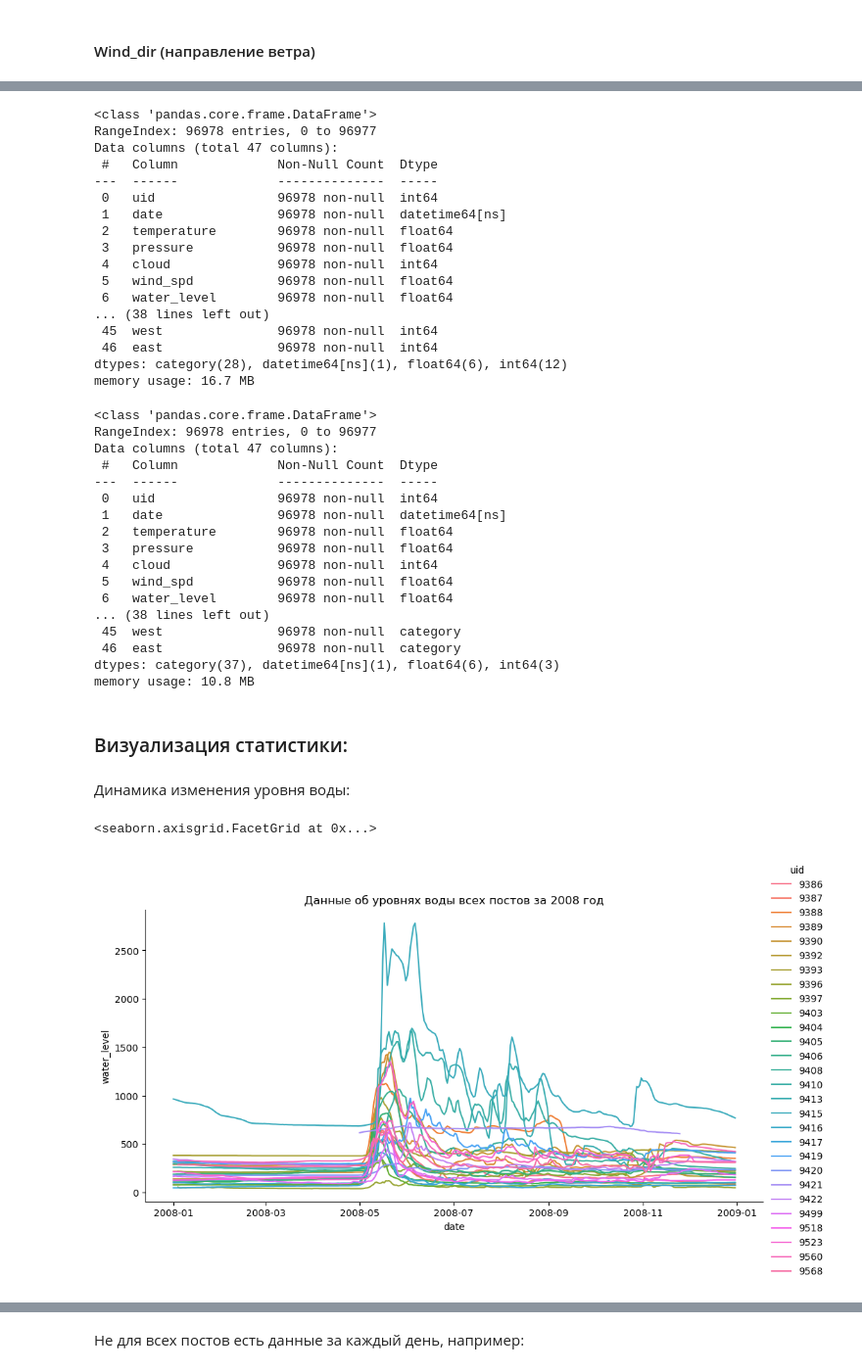
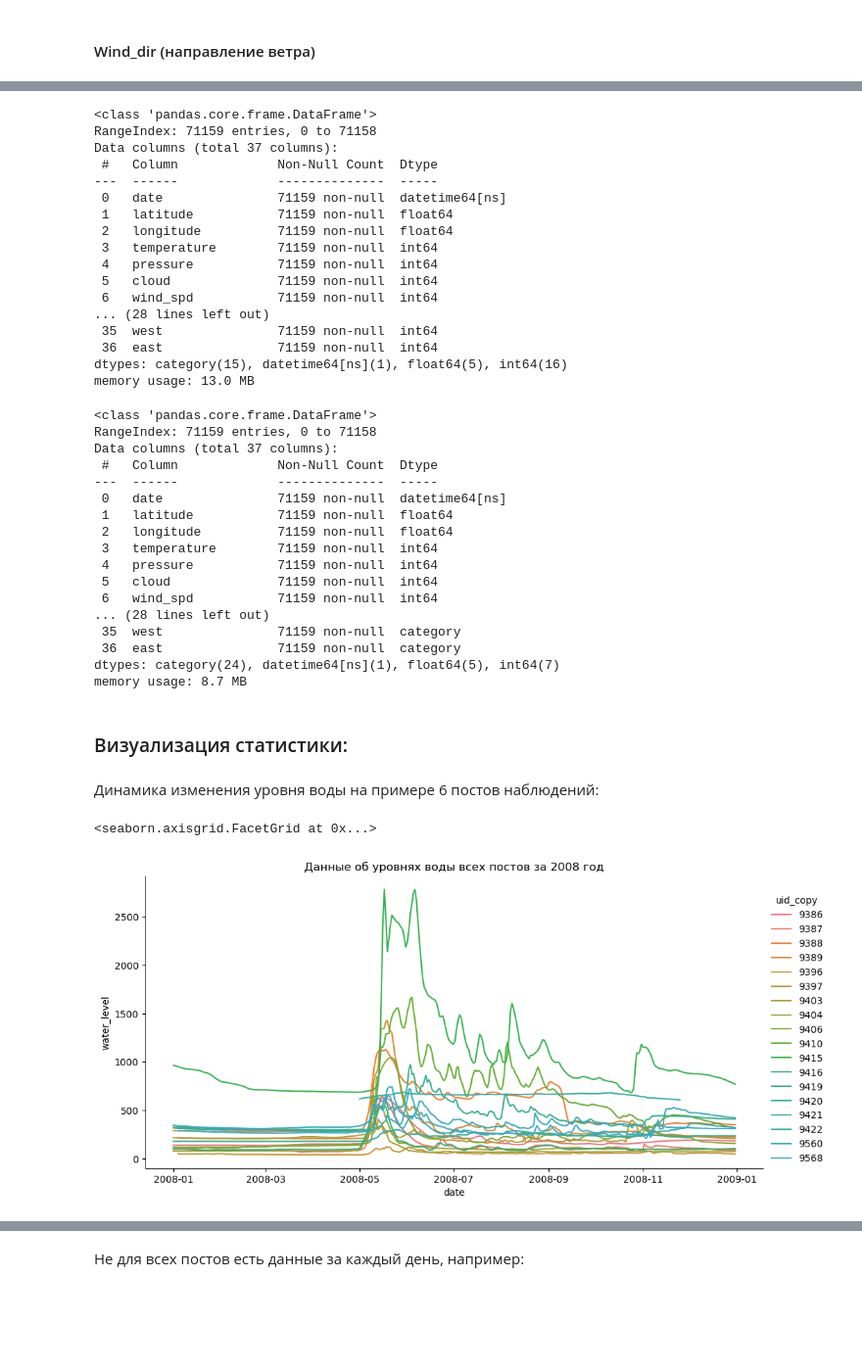
Before and after one commit to phys-winner/water-predictor-bot, a Jupyter notebook: notebooks/eda.ipynb, the cells around one changed output, grey strips where cells are left out. Shown at 98% size. Cells and saved outputs as stored; diff of their text form; code cells hidden in the pictures; blank space fills up the shorter version.

Commit message:
eda: work with latitude and longitude

```diff
--- a/notebooks/eda.ipynb
+++ b/notebooks/eda.ipynb
@@ -384,0 +506,3 @@ Name: uid, dtype: int64
+# %%
+ignore_uids = df.groupby('uid').filter(lambda x: (x.is_fallback_data == 0).all())['uid'].unique()
+ignore_uids
@@ -384,0 +512,3 @@ Name: uid, dtype: int64
+# %%
+replace_map = dict(zip(ignore_uids, (None for x in range(len(ignore_uids)))))
+replace_map
@@ -384,0 +529,4 @@ Name: uid, dtype: int64
+# %%
+df['uid_copy'] = df['uid']  # копия uid для визуализации, будет удалена перед сохранением датасета
+df['uid'] = df['uid'].replace(replace_map)
+print_col_info(df['uid'])
@@ -419,0 +608,3 @@ memory usage: 9.3+ MB
+# %%
+df = df.drop(['uid', 'uid_15'], axis=1)
+df.head(1).T
@@ -630,22 +850,22 @@ df[['north', 'south', 'west', 'east']].head()
 df.info()
 # %% [output]
 <class 'pandas.core.frame.DataFrame'>
-RangeIndex: 96978 entries, 0 to 96977
-Data columns (total 47 columns):
+RangeIndex: 71159 entries, 0 to 71158
+Data columns (total 37 columns):
  #   Column             Non-Null Count  Dtype
 ---  ------             --------------  -----
- 0   uid                96978 non-null  int64
- 1   date               96978 non-null  datetime64[ns]
- 2   temperature        96978 non-null  float64
- 3   pressure           96978 non-null  float64
- 4   cloud              96978 non-null  int64
- 5   wind_spd           96978 non-null  float64
- 6   water_level        96978 non-null  float64
-... (38 lines left out)
- 45  west               96978 non-null  int64
- 46  east               96978 non-null  int64
-dtypes: category(28), datetime64[ns](1), float64(6), int64(12)
-memory usage: 16.7 MB
+ 0   date               71159 non-null  datetime64[ns]
+ 1   latitude           71159 non-null  float64
+ 2   longitude          71159 non-null  float64
+ 3   temperature        71159 non-null  int64
+ 4   pressure           71159 non-null  int64
+ 5   cloud              71159 non-null  int64
+ 6   wind_spd           71159 non-null  int64
+... (28 lines left out)
+ 35  west               71159 non-null  int64
+ 36  east               71159 non-null  int64
+dtypes: category(15), datetime64[ns](1), float64(5), int64(16)
+memory usage: 13.0 MB
 # %%
 # конвертируем float в категориальный тип данных для уменьшения использования памяти
 for dtype in ['weather_v1_precip', 'weather_snow', 'weather_v2_rain',
@@ -655,36 +875,36 @@ for dtype in ['weather_v1_precip', 'weather_snow', 'weather_v2_rain',
 df.info()
 # %% [output]
 <class 'pandas.core.frame.DataFrame'>
-RangeIndex: 96978 entries, 0 to 96977
-Data columns (total 47 columns):
+RangeIndex: 71159 entries, 0 to 71158
+Data columns (total 37 columns):
  #   Column             Non-Null Count  Dtype
 ---  ------             --------------  -----
- 0   uid                96978 non-null  int64
- 1   date               96978 non-null  datetime64[ns]
- 2   temperature        96978 non-null  float64
- 3   pressure           96978 non-null  float64
- 4   cloud              96978 non-null  int64
- 5   wind_spd           96978 non-null  float64
- 6   water_level        96978 non-null  float64
-... (38 lines left out)
- 45  west               96978 non-null  category
- 46  east               96978 non-null  category
-dtypes: category(37), datetime64[ns](1), float64(6), int64(3)
-memory usage: 10.8 MB
+ 0   date               71159 non-null  datetime64[ns]
+ 1   latitude           71159 non-null  float64
+ 2   longitude          71159 non-null  float64
+ 3   temperature        71159 non-null  int64
+ 4   pressure           71159 non-null  int64
+ 5   cloud              71159 non-null  int64
+ 6   wind_spd           71159 non-null  int64
+... (28 lines left out)
+ 35  west               71159 non-null  category
+ 36  east               71159 non-null  category
+dtypes: category(24), datetime64[ns](1), float64(5), int64(7)
+memory usage: 8.7 MB
 # %% [markdown]
 ### Визуализация статистики:
 # %% [markdown]
-Динамика изменения уровня воды:
+Динамика изменения уровня воды на примере 6 постов наблюдений:
 # %%
 test_df = df[df['date'].dt.year == START_YEAR]
 
 palette = sns.color_palette("husl", 28)
 sns.relplot(data=test_df, x='date', y='water_level', palette=palette,
-            hue='uid', kind="line", aspect=2, legend='full').set(
+            hue='uid_copy', kind="line", aspect=2, legend='full').set(
                 title=f'Данные об уровнях воды всех постов за {START_YEAR} год')
 # %% [output]
 <seaborn.axisgrid.FacetGrid at 0x...>
-[figure, old version]
+[figure, new version]
 # %%
 test_df = df[df['date'].dt.year == END_YEAR]
 
```
Also changed, not shown: parts of 119 cells of this notebook, 3 other files.
